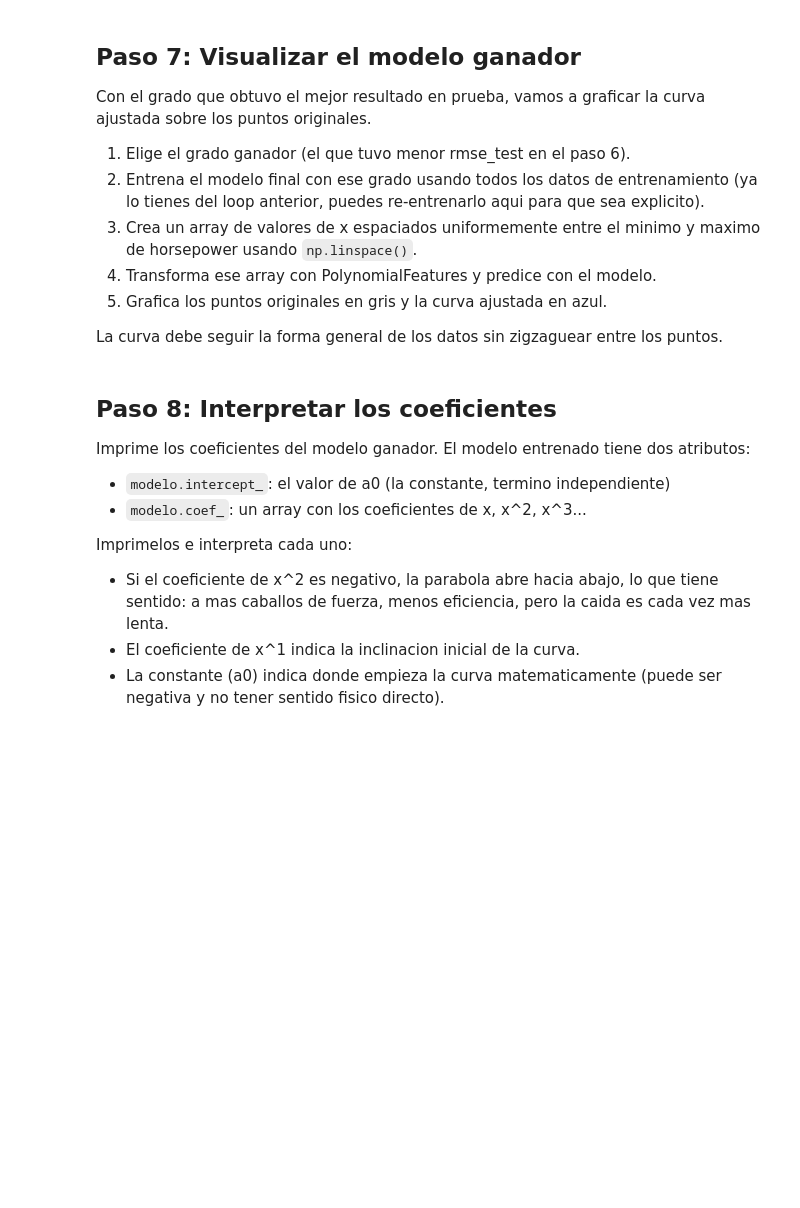
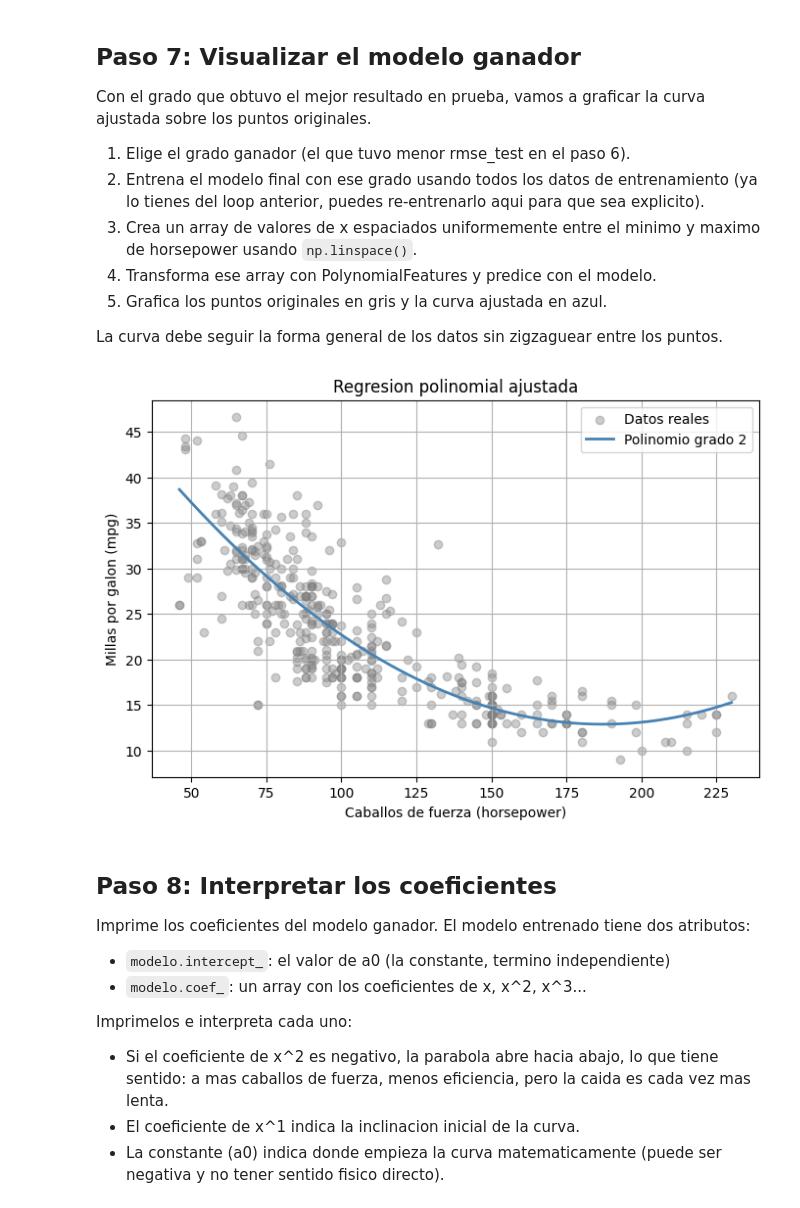
Before and after one commit to mangelm/IA-Workshop-Regression, a Jupyter notebook: Notebook_02_Regresion_Polinomica_Simple.ipynb, the cells around one changed output. Saved outputs shown, nothing was run; the diff lists cells and outputs as text; code cells hidden in the pictures; blank space fills up the shorter version.

Commit message:
feat(Notebook_02_Regresion_Polinomica_Simple) solution

```diff
--- a/Notebook_02_Regresion_Polinomica_Simple.ipynb
+++ b/Notebook_02_Regresion_Polinomica_Simple.ipynb
@@ -117,12 +173,18 @@ Ahora prepara los datos para entrenar el modelo.
 Los datos de prueba los guardas a un lado y no los vuelves a tocar hasta el paso de evaluacion. Simulas que esos datos son del futuro y todavia no los conoces.
 # %%
 # 1. Variable de entrada (horsepower)
-
+X = df[['horsepower']]
 
 # 2. Variable objetivo (mpg)
-
+y = df['mpg']
 
 # 3. Divide en entrenamiento y prueba (80/20, random_state=42)
-
+# Division 80% entrenamiento, 20% prueba
+# random_state=42 garantiza que siempre obtengas la misma division
+X_train, X_test, y_train, y_test = train_test_split(
+    X, y, test_size=0.2, random_state=42
+)
 
 # 4. Imprime el tamaño de cada conjunto
+print(f'Entrenamiento: {X_train.shape[0]} filas')
+print(f'Prueba:        {X_test.shape[0]} filas')
@@ -201,21 +283,36 @@ La curva debe seguir la forma general de los datos sin zigzaguear entre los punt
 # %%
 # Elige el grado ganador segun los resultados del paso 6
 grado_ganador = 2  # cambia este valor segun lo que encontraste
 
 # 1. Crea el transformador y entrena el modelo final con ese grado
-
+poly_final   = PolynomialFeatures(degree=grado_ganador, include_bias=False)
+X_train_poly = poly_final.fit_transform(X_train)
+modelo_final = LinearRegression()
+modelo_final.fit(X_train_poly, y_train)
 
 # 2. Crea un array de x para dibujar la curva suavemente
 # Usa np.linspace(X.min(), X.max(), 300).reshape(-1, 1)
-
+x_curva      = np.linspace(X['horsepower'].min(), X['horsepower'].max(), 300).reshape(-1, 1)
 
 # 3. Transforma ese array y predice con el modelo
-
+x_curva_poly = poly_final.transform(x_curva)
+y_curva      = modelo_final.predict(x_curva_poly)
 
 # 4. Grafica los puntos originales y la curva
+plt.figure(figsize=(8, 5))
 # plt.scatter() para los puntos originales
+plt.scatter(df['horsepower'], df['mpg'], alpha=0.4, color='gray', label='Datos reales')
 # plt.plot() para la curva
+plt.plot(x_curva, y_curva, color='steelblue', linewidth=2, label=f'Polinomio grado {grado_ganador}')
 # Agrega etiquetas, titulo y leyenda
+plt.xlabel('Caballos de fuerza (horsepower)')
+plt.ylabel('Millas por galon (mpg)')
+plt.title('Regresion polinomial ajustada')
+plt.legend()
+plt.grid(True)
+plt.show()
+# %% [output]
+[figure, added]
 # %% [markdown]
 ## Paso 8: Interpretar los coeficientes
 
```
Also changed, not shown: parts of 13 cells of this notebook.
